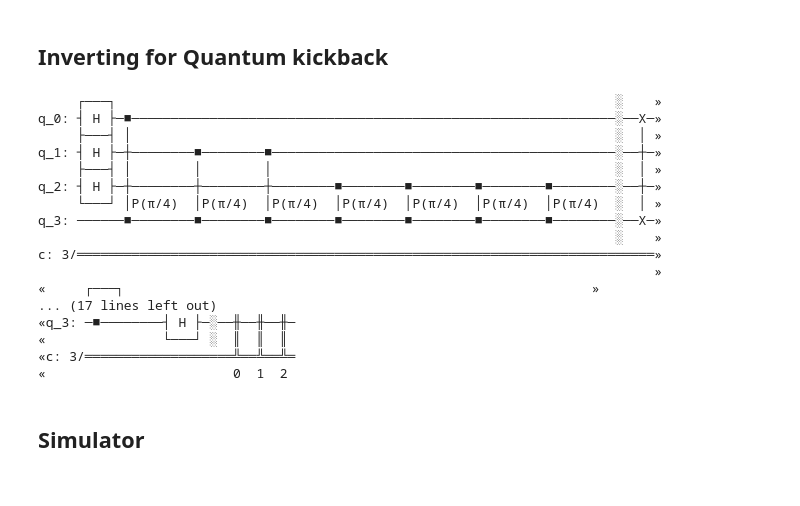
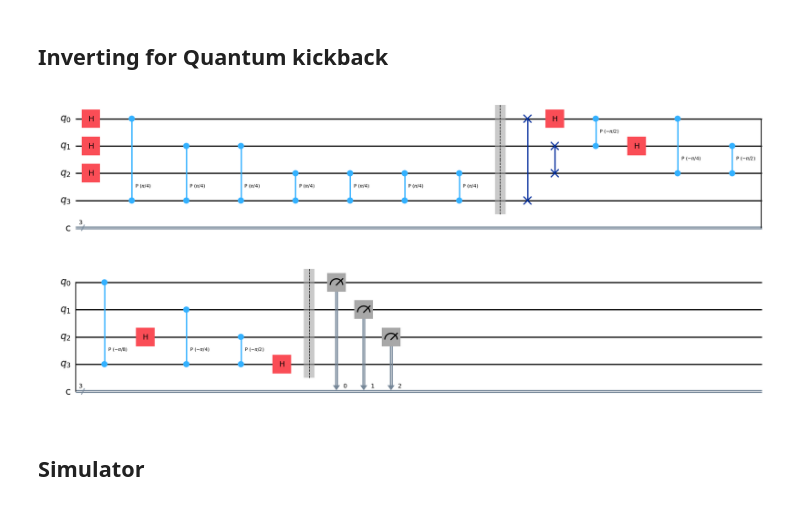
Before and after one commit to WillPelech/quantum_practice, a Jupyter notebook: Quantum_Project/QPE.ipynb, the cells around one changed output. Saved outputs shown, nothing was run; the diff lists cells and outputs as text; code cells hidden in the pictures.

```diff
--- a/Quantum_Project/QPE.ipynb
+++ b/Quantum_Project/QPE.ipynb
@@ -93,29 +93,13 @@ c: 3/═════════════════════════
 # %%
 qpe.barrier() #barriers are use to seperate a circuit into different optimizations
 qft_inv(qpe,number_of_qubits)
 qpe.barrier()
 
 for n in range(number_of_qubits-1):
     qpe.measure(n,n)
-qpe.draw()
+qpe.draw(output="mpl")
 # %% [output]
-     ┌───┐                                                                ░    »
-q_0: ┤ H ├─■──────────────────────────────────────────────────────────────░──X─»
-     ├───┤ │                                                              ░  │ »
-q_1: ┤ H ├─┼────────■────────■────────────────────────────────────────────░──┼─»
-     ├───┤ │        │        │                                            ░  │ »
-q_2: ┤ H ├─┼────────┼────────┼────────■────────■────────■────────■────────░──┼─»
-     └───┘ │P(π/4)  │P(π/4)  │P(π/4)  │P(π/4)  │P(π/4)  │P(π/4)  │P(π/4)  ░  │ »
-q_3: ──────■────────■────────■────────■────────■────────■────────■────────░──X─»
-                                                                          ░    »
-c: 3/══════════════════════════════════════════════════════════════════════════»
-                                                                               »
-«     ┌───┐                                                            »
-... (17 lines left out)
-«q_3: ─■────────┤ H ├─░──╫──╫──╫─
-«               └───┘ ░  ║  ║  ║
-«c: 3/═══════════════════╩══╩══╩═
-«                        0  1  2
+[figure, added]
 # %% [markdown]
 ## Simulator
 # %%
```
Also changed, not shown: parts of 4 cells of this notebook, 2 other files.
